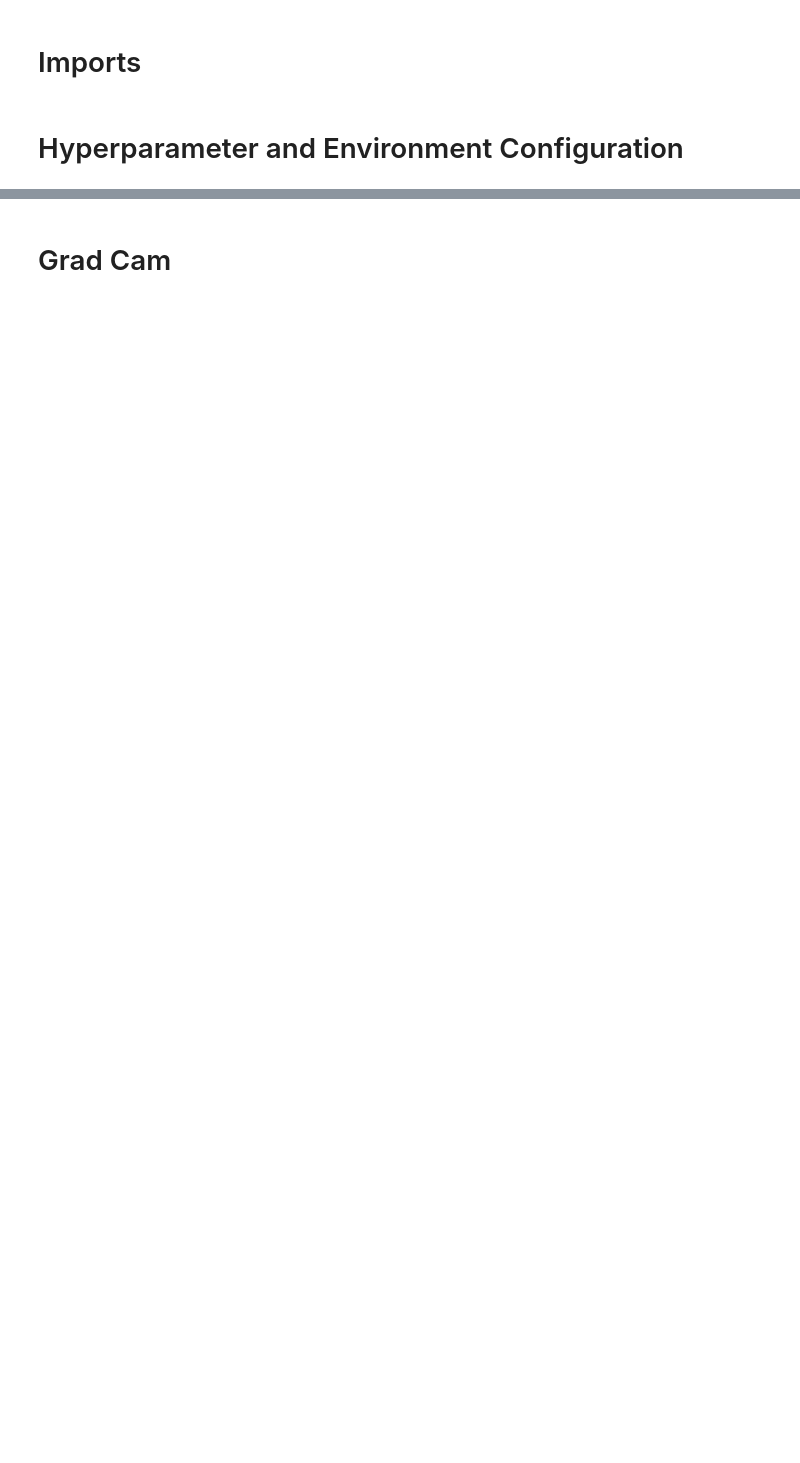
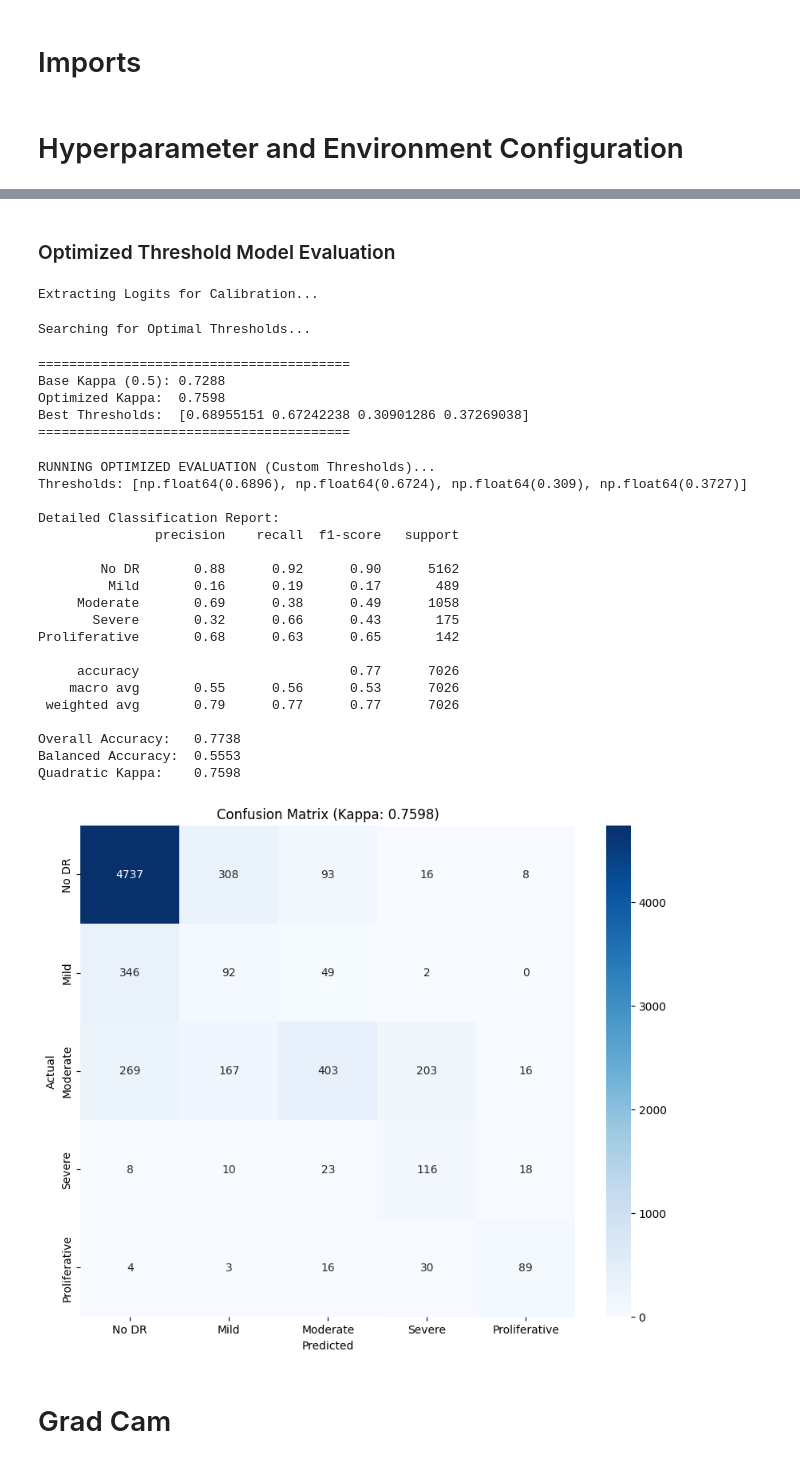
Before and after one commit to Bivid-npr/DR_project, a Jupyter notebook: dr-640-efficient.ipynb, the cells around one changed output, grey strips where cells are left out. Cells and saved outputs as stored; diff of their text form; code cells hidden in the pictures; blank space fills up the shorter version.

```diff
--- a/dr-640-efficient.ipynb
+++ b/dr-640-efficient.ipynb
@@ -289,2 +484,75 @@ plot_training_results(history)
+# %%
+from scipy.optimize import minimize
+
+def optimize_thresholds(model, val_loader, device):
+    model.eval()
+    all_logits = []
+    all_targets = []
+
+    print("Extracting Logits for Calibration...")
+    with torch.no_grad():
+        for images, labels in tqdm(val_loader):
+            with torch.amp.autocast('cuda'):
+                logits = model(images.to(device))
+            all_logits.append(logits.cpu().numpy())
+            all_targets.append(labels.numpy())
+
+    all_logits = np.concatenate(all_logits)
+    all_targets = np.concatenate(all_targets)
+
+    # The Objective: Maximize Kappa (Minimize -Kappa)
+    def kappa_objective(thresholds):
+        probs = 1 / (1 + np.exp(-all_logits)) # Sigmoid
+        preds = (probs > thresholds).sum(axis=1)
+        # return negative. "minimize" looks for the lowest value
+        return -cohen_kappa_score(all_targets, preds, weights='quadratic')
+
+    print("Searching for Optimal Thresholds...")
+    initial_thresholds = [0.5, 0.5, 0.5, 0.5]
+    res = minimize(kappa_objective, initial_thresholds, method='Nelder-Mead')
+
+    best_thresholds = res.x
+    best_kappa = -res.fun
+
+    print("\n" + "="*40)
+    print(f"Base Kappa (0.5): {-kappa_objective([0.5]*4):.4f}")
+    print(f"Optimized Kappa:  {best_kappa:.4f}")
+    print(f"Best Thresholds:  {best_thresholds}")
+    print("="*40)
+
+    return best_thresholds
+# %% [markdown]
+### Optimized Threshold Model Evaluation
+# %%
+best_thresholds = optimize_thresholds(model, val_loader, DEVICE)
+final_evaluation(model, val_loader, DEVICE, thresholds=best_thresholds)
+# %% [output]
+Extracting Logits for Calibration...
+Searching for Optimal Thresholds...
+========================================
+Base Kappa (0.5): 0.7288
+Optimized Kappa:  0.7598
+Best Thresholds:  [0.68955151 0.67242238 0.30901286 0.37269038]
+========================================
+RUNNING OPTIMIZED EVALUATION (Custom Thresholds)...
+Thresholds: [np.float64(0.6896), np.float64(0.6724), np.float64(0.309), np.float64(0.3727)]
+
+Detailed Classification Report:
+               precision    recall  f1-score   support
+
+        No DR       0.88      0.92      0.90      5162
+         Mild       0.16      0.19      0.17       489
+     Moderate       0.69      0.38      0.49      1058
+       Severe       0.32      0.66      0.43       175
+Proliferative       0.68      0.63      0.65       142
+
+     accuracy                           0.77      7026
+    macro avg       0.55      0.56      0.53      7026
+ weighted avg       0.79      0.77      0.77      7026
+
+Overall Accuracy:   0.7738
+Balanced Accuracy:  0.5553
+Quadratic Kappa:    0.7598
+[figure, added]
 # %% [markdown]
 # Grad Cam
```
Also changed, not shown: parts of 30 cells of this notebook, 3 other files.
